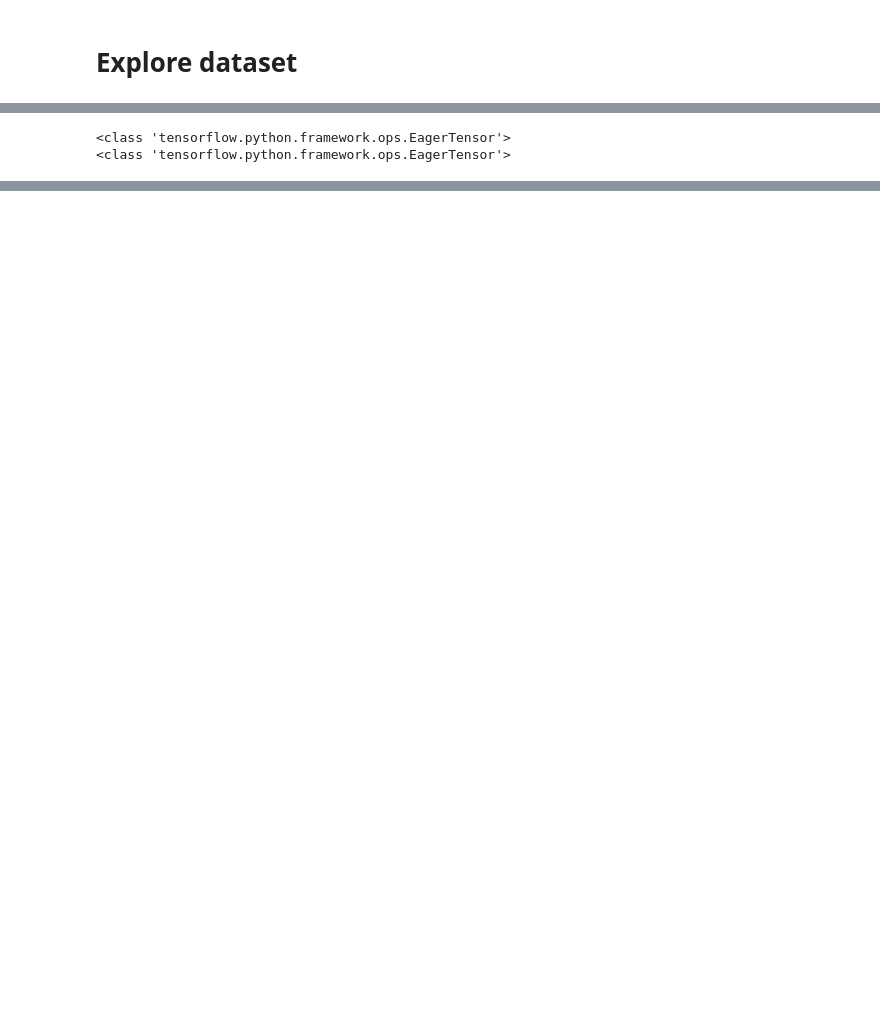
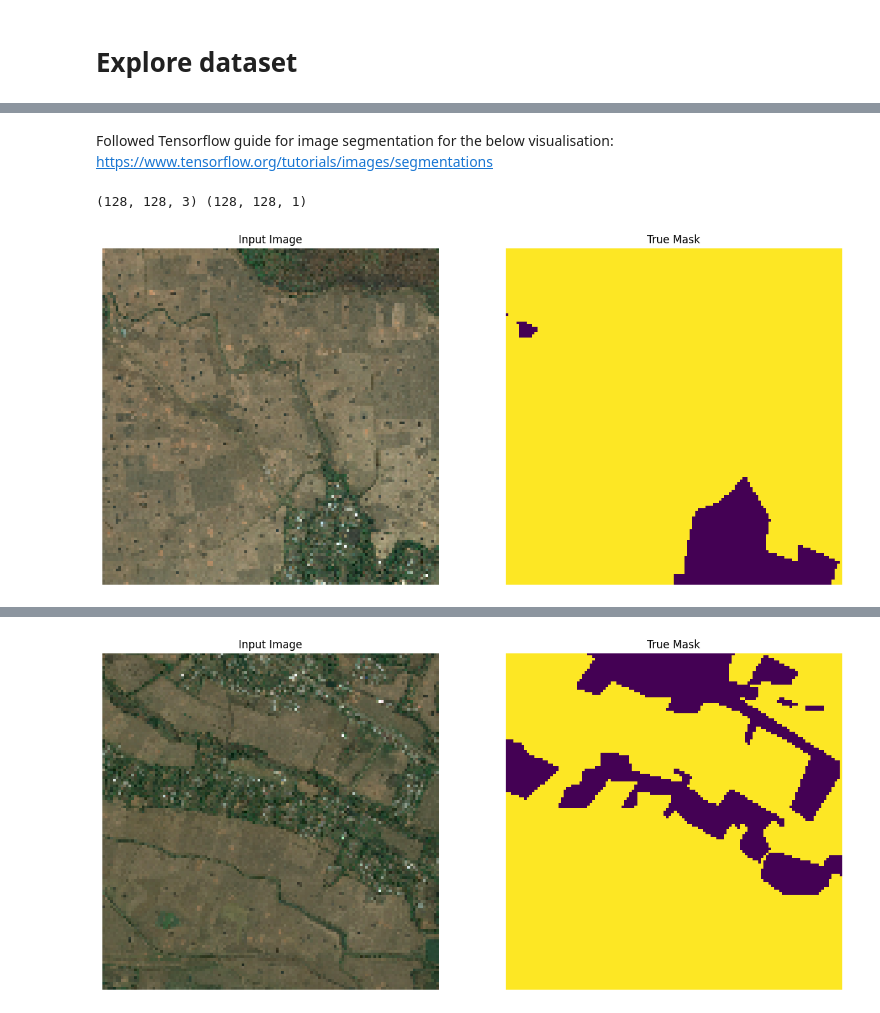
Before and after one commit to rondo-lehner/CM3070_Final_project, a Jupyter notebook: notebooks/explore_ds.ipynb, the cells around one changed output, grey strips where cells are left out. Cells and saved outputs as stored; diff of their text form; code cells hidden in the pictures; blank space fills up the shorter version.

Commit message:
display examples in dataset

```diff
--- a/notebooks/explore_ds.ipynb
+++ b/notebooks/explore_ds.ipynb
@@ -3,6 +3,7 @@
 # %%
 import tensorflow as tf
 import tensorflow_datasets as tfds
+import matplotlib.pyplot as plt
 import src.data.datasets.deep_globe_2018
 import PIL
 
@@ -11,8 +12,6 @@ ds, ds_info = tfds.load(
         name='deep_globe_2018',
         download=False,
         with_info=True,
-        split=['all_images[:80%]', 'all_images[80%:]']
     )
 
-train = ds[0]
-test = ds[1]
+ds_info
@@ -19,9 +39,4 @@ test = ds[1]
-# %%
-train_images = train.take(5).map(load_image, num_parallel_calls=tf.data.AUTOTUNE)
-
-for images, masks in train_images.take(2):
-# %% [output]
-<class 'tensorflow.python.framework.ops.EagerTensor'>
-<class 'tensorflow.python.framework.ops.EagerTensor'>
+# %% [markdown]
+Followed Tensorflow guide for image segmentation for the below visualisation: https://www.tensorflow.org/tutorials/images/segmentations
 # %%
 def load_image(datapoint):
@@ -52,3 +69,18 @@ def display(display_list):
     plt.imshow(tf.keras.utils.array_to_img(display_list[i]))
     plt.axis('off')
   plt.show()
+# %%
+images = ds['all_images'].take(10).map(load_image, num_parallel_calls=tf.data.AUTOTUNE)
+image_batches = (
+    images
+    .cache()
+    .batch(2)
+    .repeat()
+    .prefetch(buffer_size=tf.data.AUTOTUNE))
+
+for i, m in image_batches.take(2):
+    sample_image, sample_mask = i[0], m[0]
+    display([sample_image, sample_mask])
+# %% [output]
+(128, 128, 3) (128, 128, 1)
+[figure, added]
@@ -54,0 +88 @@ def display(display_list):
+[figure, added]
```
Also changed, not shown: parts of 3 cells of this notebook.
